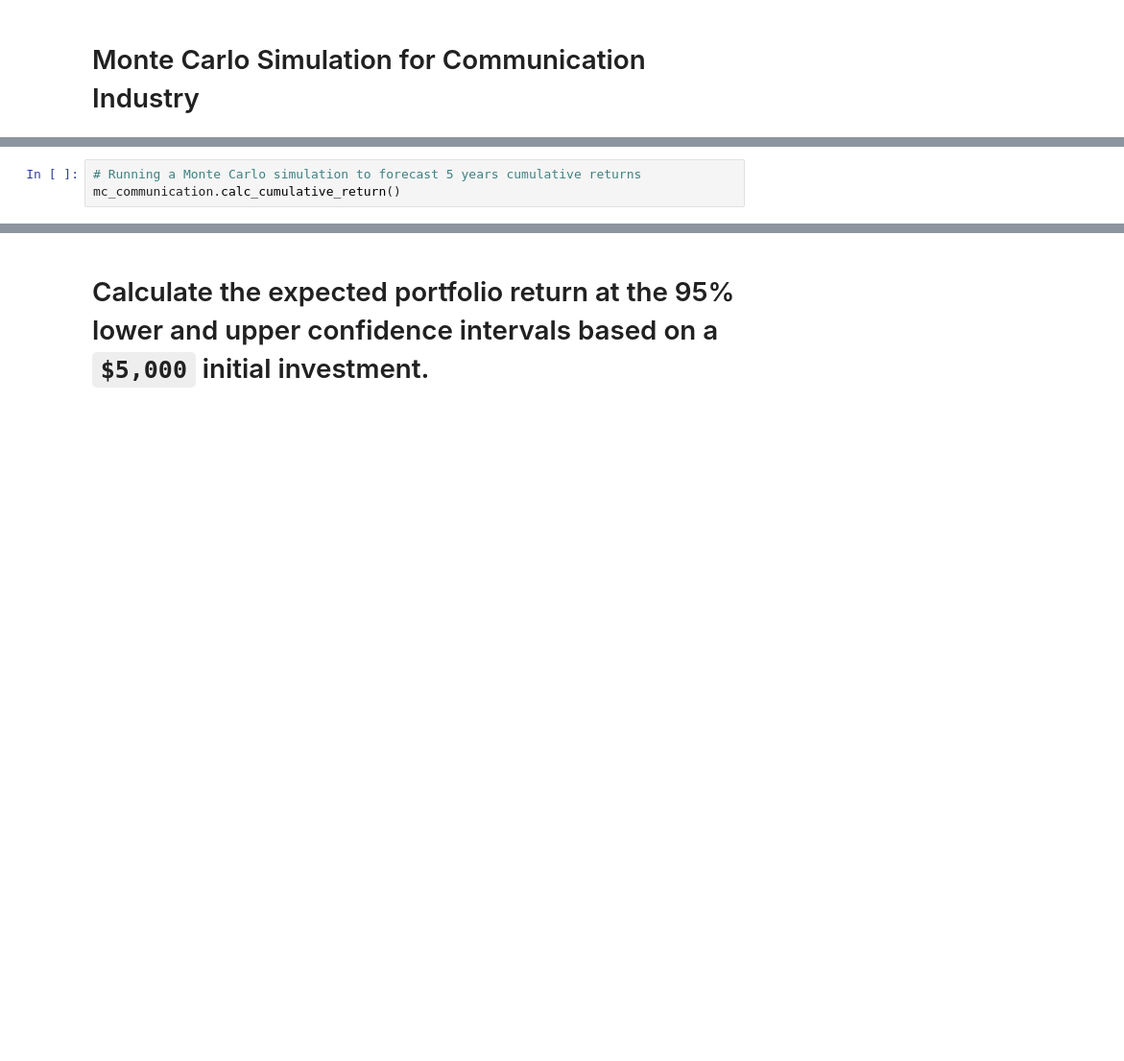
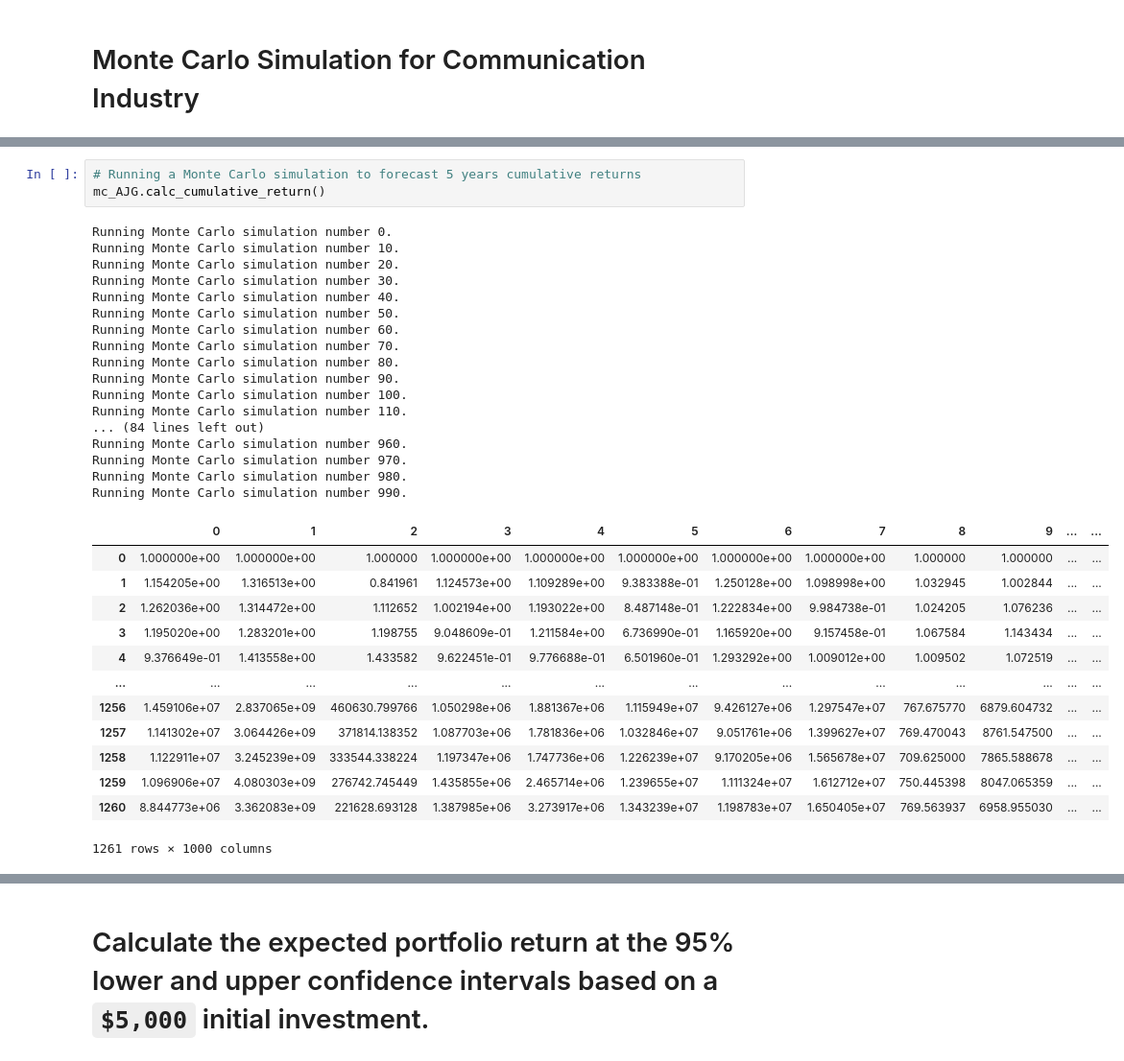
Before and after one commit to miladnazar/Project_3, a Jupyter notebook: Solved/3-Technical_Analysis.ipynb, the cells around one changed output, grey strips where cells are left out. Shown: that part at 96% size. Saved outputs shown, nothing was run; the diff lists cells and outputs as text; blank space fills up the shorter version.

```diff
--- a/Solved/3-Technical_Analysis.ipynb
+++ b/Solved/3-Technical_Analysis.ipynb
@@ -484,5 +536,36 @@ IndexError: Too many levels: Index has only 1 level, not 2
 # %%
 # Running a Monte Carlo simulation to forecast 5 years cumulative returns
-mc_communication.calc_cumulative_return()
+mc_AJG.calc_cumulative_return()
+# %% [output]
+Running Monte Carlo simulation number 0.
+Running Monte Carlo simulation number 10.
+Running Monte Carlo simulation number 20.
+Running Monte Carlo simulation number 30.
+Running Monte Carlo simulation number 40.
+Running Monte Carlo simulation number 50.
+Running Monte Carlo simulation number 60.
+Running Monte Carlo simulation number 70.
+Running Monte Carlo simulation number 80.
+Running Monte Carlo simulation number 90.
+Running Monte Carlo simulation number 100.
+Running Monte Carlo simulation number 110.
+... (84 lines left out)
+Running Monte Carlo simulation number 960.
+Running Monte Carlo simulation number 970.
+Running Monte Carlo simulation number 980.
+Running Monte Carlo simulation number 990.
+|  | 0 | 1 | 2 | 3 | 4 | 5 | 6 | 7 | 8 | 9 | ... | ... |
+| 0 | 1.000000e+00 | 1.000000e+00 | 1.000000 | 1.000000e+00 | 1.000000e+00 | 1.000000e+00 | 1.000000e+00 | 1.000000e+00 | 1.000000 | 1.000000 | ... | ... |
+| 1 | 1.154205e+00 | 1.316513e+00 | 0.841961 | 1.124573e+00 | 1.109289e+00 | 9.383388e-01 | 1.250128e+00 | 1.098998e+00 | 1.032945 | 1.002844 | ... | ... |
+| 2 | 1.262036e+00 | 1.314472e+00 | 1.112652 | 1.002194e+00 | 1.193022e+00 | 8.487148e-01 | 1.222834e+00 | 9.984738e-01 | 1.024205 | 1.076236 | ... | ... |
+| 3 | 1.195020e+00 | 1.283201e+00 | 1.198755 | 9.048609e-01 | 1.211584e+00 | 6.736990e-01 | 1.165920e+00 | 9.157458e-01 | 1.067584 | 1.143434 | ... | ... |
+| 4 | 9.376649e-01 | 1.413558e+00 | 1.433582 | 9.622451e-01 | 9.776688e-01 | 6.501960e-01 | 1.293292e+00 | 1.009012e+00 | 1.009502 | 1.072519 | ... | ... |
+| ... | ... | ... | ... | ... | ... | ... | ... | ... | ... | ... | ... | ... |
+| 1256 | 1.459106e+07 | 2.837065e+09 | 460630.799766 | 1.050298e+06 | 1.881367e+06 | 1.115949e+07 | 9.426127e+06 | 1.297547e+07 | 767.675770 | 6879.604732 | ... | ... |
+| 1257 | 1.141302e+07 | 3.064426e+09 | 371814.138352 | 1.087703e+06 | 1.781836e+06 | 1.032846e+07 | 9.051761e+06 | 1.399627e+07 | 769.470043 | 8761.547500 | ... | ... |
+| 1258 | 1.122911e+07 | 3.245239e+09 | 333544.338224 | 1.197347e+06 | 1.747736e+06 | 1.226239e+07 | 9.170205e+06 | 1.565678e+07 | 709.625000 | 7865.588678 | ... | ... |
+| 1259 | 1.096906e+07 | 4.080303e+09 | 276742.745449 | 1.435855e+06 | 2.465714e+06 | 1.239655e+07 | 1.111324e+07 | 1.612712e+07 | 750.445398 | 8047.065359 | ... | ... |
+| 1260 | 8.844773e+06 | 3.362083e+09 | 221628.693128 | 1.387985e+06 | 3.273917e+06 | 1.343239e+07 | 1.198783e+07 | 1.650405e+07 | 769.563937 | 6958.955030 | ... | ... |
+1261 rows × 1000 columns
 # %%
 # Plot simulation outcomes
```
Also changed, not shown: parts of 12 cells of this notebook, 9 other files.
